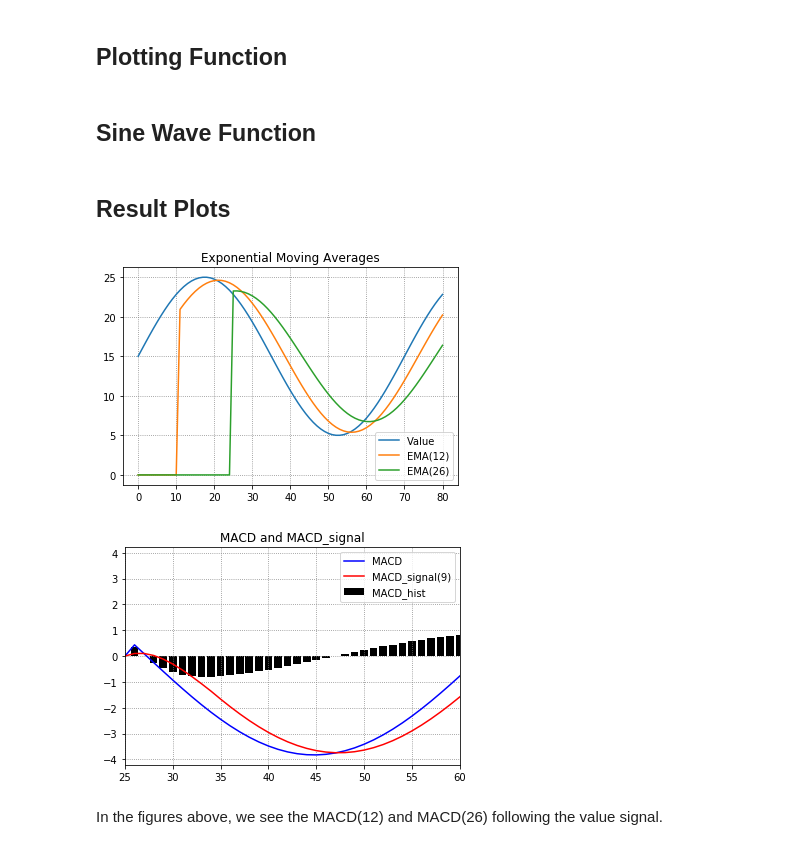
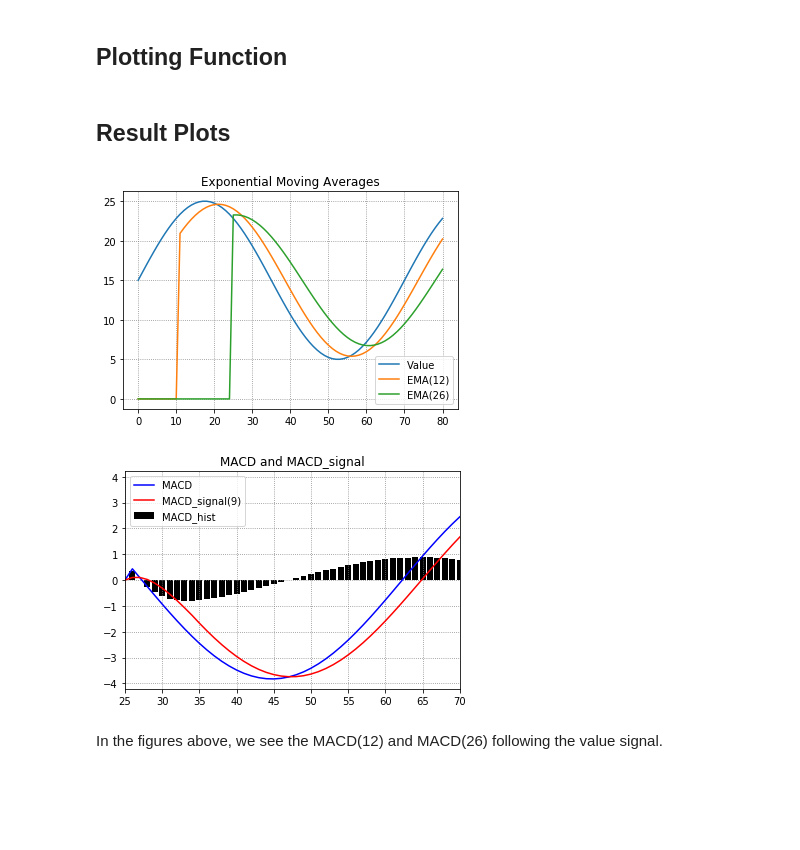
Before and after one commit to kilolux/fsp-demos, a Jupyter notebook: macd-demo.ipynb, the cells around one changed output. Cells and saved outputs as stored; diff of their text form; code cells hidden in the pictures; blank space fills up the shorter version.

Commit message:
Moved helper functions to dedicated file.

```diff
--- a/macd-demo.ipynb
+++ b/macd-demo.ipynb
@@ -115,21 +48,7 @@ def getMACD(signal_data, ema_short_period, ema_long_period, ema_signal_period):
 # %% [markdown]
 ## Plotting Function
 # %%
-# Plots 3 lines: raw data, EMA(period_1), EMA(period_2)
-def calculateAndPlotEMA(data, ema_period_1, ema_period_2):
-    ema_1 = getEMAdataset(data, ema_period_1)
-    ema_2 = getEMAdataset(data, ema_period_2)
-    x = np.arange(len(data))
-    plt.plot(x, data)
-    plt.plot(x, ema_1)
-    plt.plot(x, ema_2)
-    ema_legend_text_1 = "EMA(" + str(ema_period_1) + ")"
-    ema_legend_text_2 = "EMA(" + str(ema_period_2) + ")"
-    plt.legend(['Value', ema_legend_text_1, ema_legend_text_2])
-    plt.title("Exponential Moving Averages")
-    plt.grid(b=True, which='major', color='gray', linestyle=':')
-    plt.show()
-
+# MACD Plotter
 def plotMACD(x, MACD_data, MACD_signal_data, macd_signal_period, MACD_hist, plot_x_start, plot_x_end):
     plt.plot(x, MACD_data, color='blue')
     plt.plot(x, MACD_signal_data, color='red')
@@ -143,47 +62,33 @@ def plotMACD(x, MACD_data, MACD_signal_data, macd_signal_period, MACD_hist, plot
     plt.grid(b=True, which='major', color='gray', linestyle=':')
     plt.xlim((plot_x_start, plot_x_end))
     plt.show()
-# %% [markdown]
-## Sine Wave Function
-# %%
-# Generates a sine wave.
-def generateSineWave(period, amplitude, sigma, end):
-    # Equations
-    alpha = amplitude / 2.0
-    beta = 2.0 * np.pi / period
-    frequency = 1.0 / period
-    x = np.arange(end + 1)
-
-    # Formula
-    y = alpha * np.sin(beta * x) + sigma
-    return y
 # %% [markdown]
 ## Result Plots
 # %%
 # Sine Wave Inputs
 period = 70.0
 amplitude = 20.0
 sigma = 15.0
 start = 0.0
 end = 80.0
 sineData = generateSineWave(period, amplitude, sigma, end)
 
 # MACD Parameters
 ema_short_period = 12
 ema_long_period = 26
 macd_signal_period = 9
 
 # MACD Plotting Parameters
 plot_x_start = 25
-plot_x_end = 60
+plot_x_end = 70
 
 # Function Calls
 calculateAndPlotEMA(sineData, ema_short_period, ema_long_period)
 x, my_short_data, my_long_data, myMACD, myMACD_signal, myMACD_hist = getMACD(sineData, ema_short_period, ema_long_period, macd_signal_period)
 plotMACD(x, myMACD, myMACD_signal, macd_signal_period, myMACD_hist, plot_x_start, plot_x_end)
 # %% [output]
 [figure]
-[figure, old version]
+[figure, new version]
 # %% [markdown]
 In the figures above, we see the MACD(12) and MACD(26) following the value signal.
 # %%
```
Also changed, not shown: parts of 3 cells of this notebook, 2 other files.
